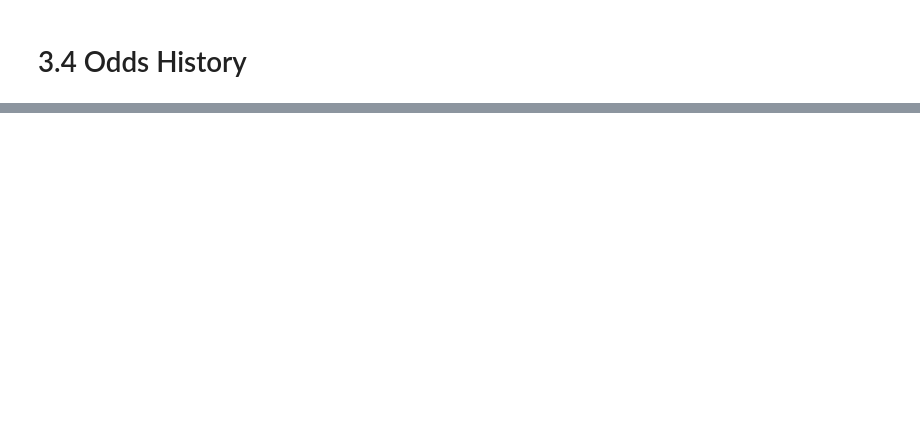
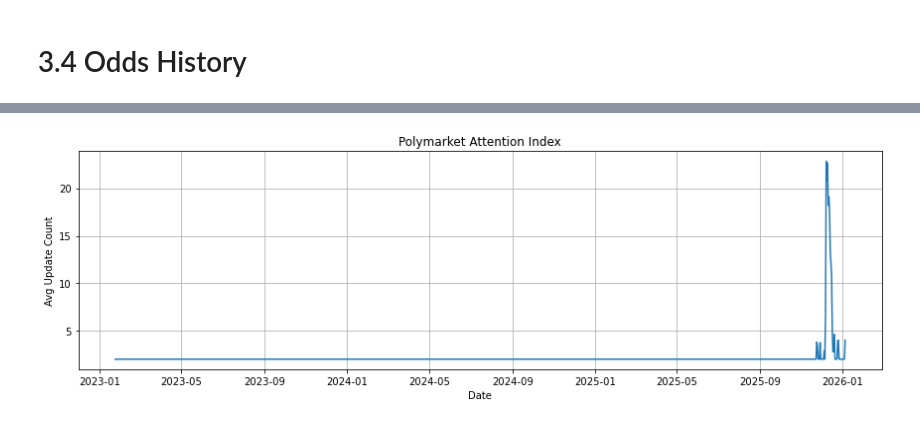
Before and after one commit to shuangvely/bitcoin-analytics-capstone-sp26-team08, a Jupyter notebook: eda/EDA.ipynb, the cells around one changed output, grey strips where cells are left out. Drawn from its saved outputs; the diff is of its cells as text; code cells hidden in the pictures; blank space fills up the shorter version.

```diff
--- a/eda/EDA.ipynb
+++ b/eda/EDA.ipynb
@@ -474,0 +627,11 @@ shape: (5, 4)
+# %%
+plt.figure(figsize=(12,4))
+plt.plot(daily_pd["date"], daily_pd["attention_index"])
+plt.title("Polymarket Attention Index")
+plt.xlabel("Date")
+plt.ylabel("Avg Update Count")
+plt.grid(True)
+plt.tight_layout()
+plt.show()
+# %% [output]
+[figure, added]
```
Also changed, not shown: parts of 17 cells of this notebook.
